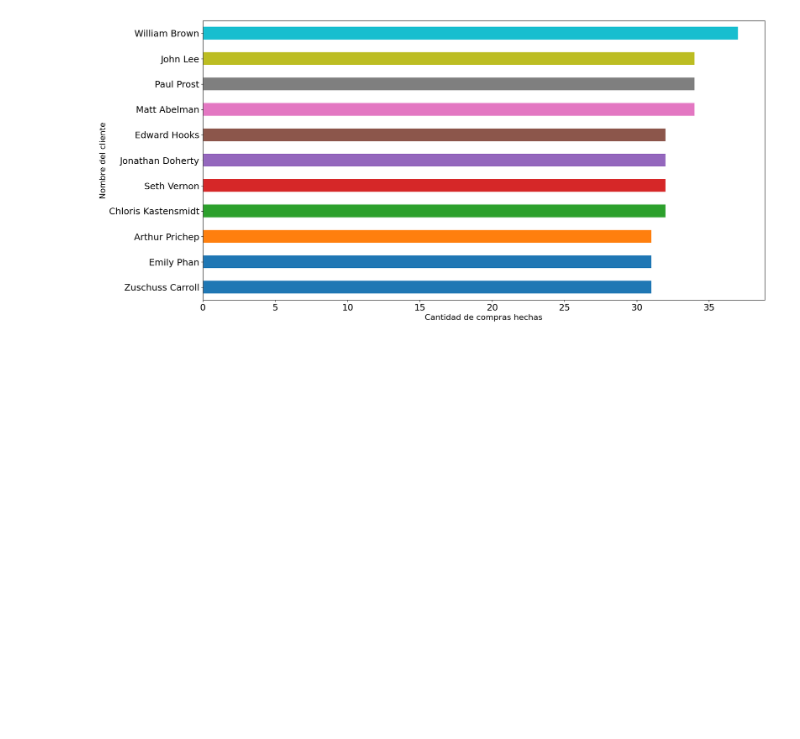
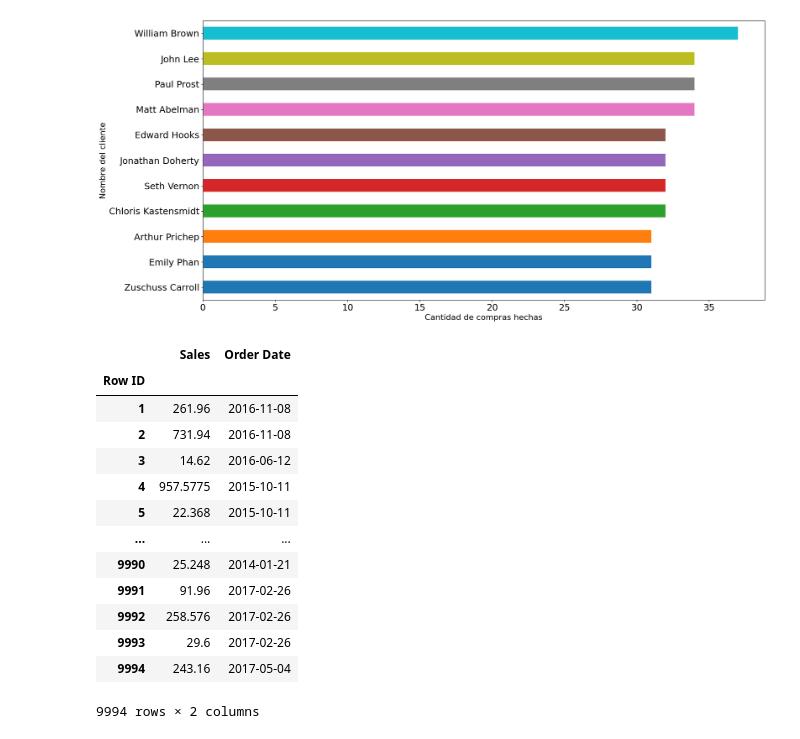
Before and after one commit to Axelbau19/csvJupyterNoteBook, a Jupyter notebook: practica1/notebook.ipynb, the cells around one changed output. Drawn from its saved outputs; the diff is of its cells as text; code cells hidden in the pictures; blank space fills up the shorter version.

```diff
--- a/practica1/notebook.ipynb
+++ b/practica1/notebook.ipynb
@@ -107,3 +109,21 @@ plt.ylabel('Nombre del cliente', fontsize=16)
 plt.show()
 # %% [output]
 [figure]
+# %%
+#Ejercicio 3
+dataFrame[['Sales', 'Order Date']]
+# %% [output]
+|  | Sales | Order Date |
+| Row ID |  |  |
+| 1 | 261.96 | 2016-11-08 |
+| 2 | 731.94 | 2016-11-08 |
+| 3 | 14.62 | 2016-06-12 |
+| 4 | 957.5775 | 2015-10-11 |
+| 5 | 22.368 | 2015-10-11 |
+| ... | ... | ... |
+| 9990 | 25.248 | 2014-01-21 |
+| 9991 | 91.96 | 2017-02-26 |
+| 9992 | 258.576 | 2017-02-26 |
+| 9993 | 29.6 | 2017-02-26 |
+| 9994 | 243.16 | 2017-05-04 |
+9994 rows × 2 columns
```
Also changed, not shown: parts of 5 cells of this notebook.
